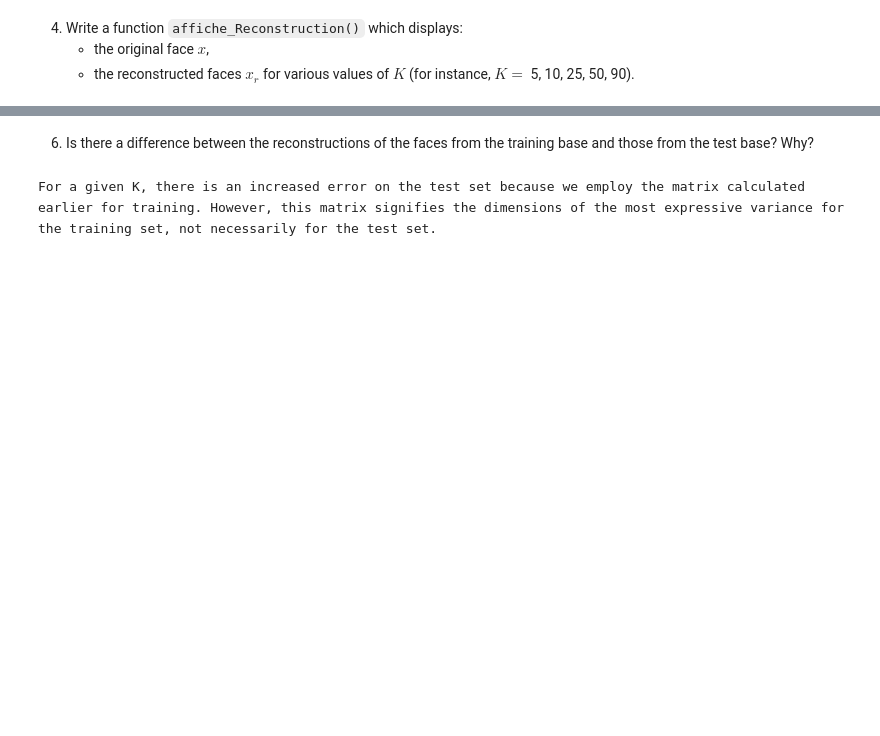
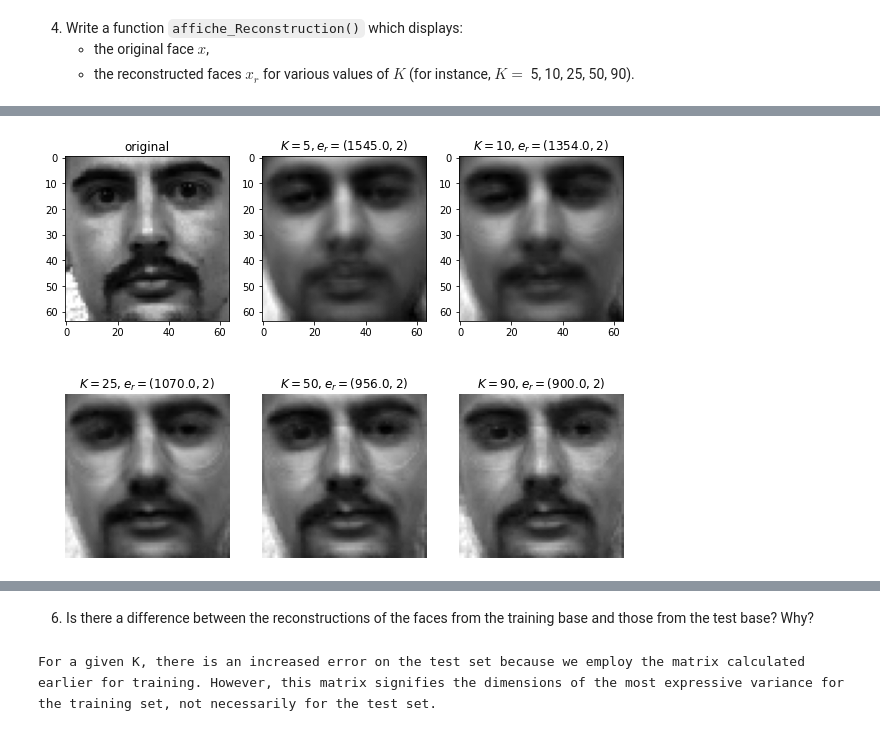
Before and after one commit to ZHANGzhile/BIMA, a Jupyter notebook: TME9-10/TME9-10.ipynb, the cells around one changed output, grey strips where cells are left out. Cells and saved outputs as stored; diff of their text form; code cells hidden in the pictures; blank space fills up the shorter version.

```diff
--- a/TME9-10/TME9-10.ipynb
+++ b/TME9-10/TME9-10.ipynb
@@ -388,0 +393,4 @@ affiche_reconstruction(X_train[:, 20], meanFaces(X_train), U, [5, 10, 25, 50, 90
+# %%
+affiche_reconstruction(X_test[:, 16], meanFaces(X_train), U, [5, 10, 25, 50, 90])
+# %% [output]
+[figure, added]
```
Also changed, not shown: parts of 10 cells of this notebook.
